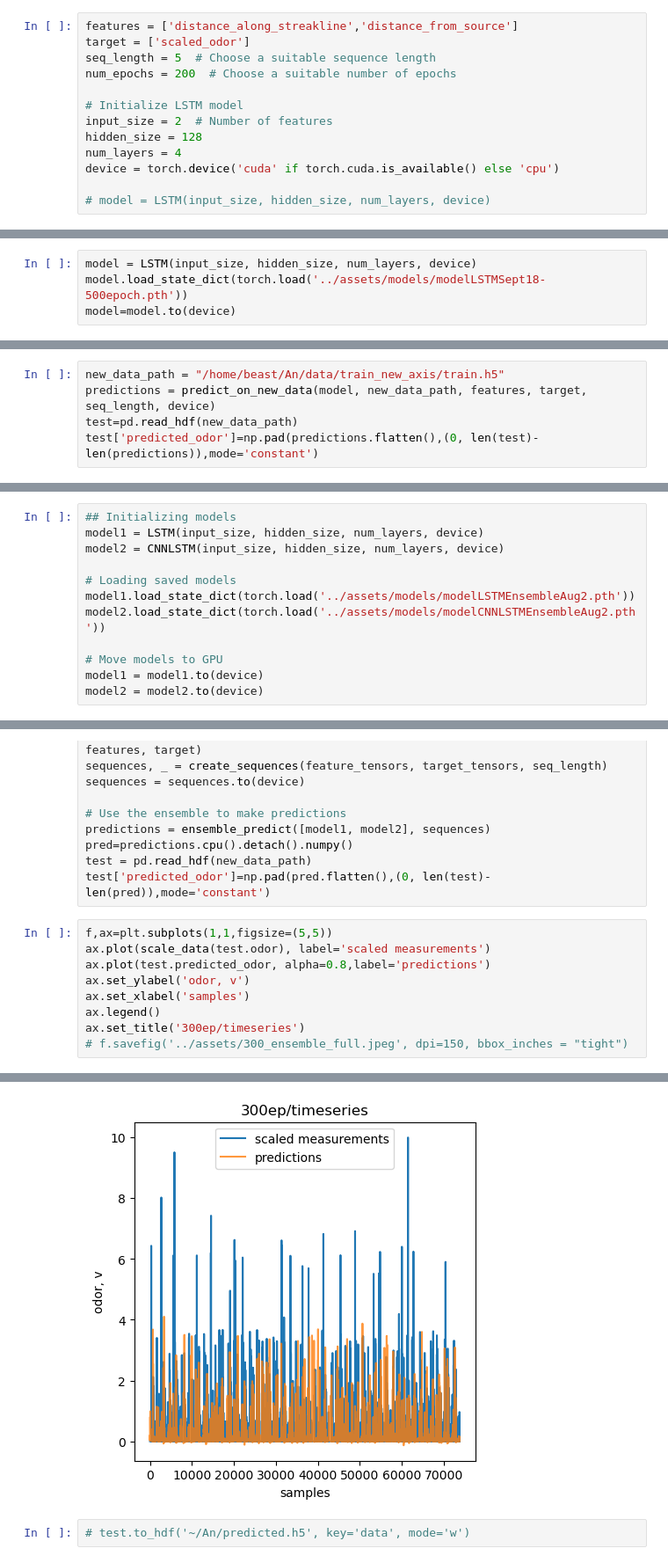
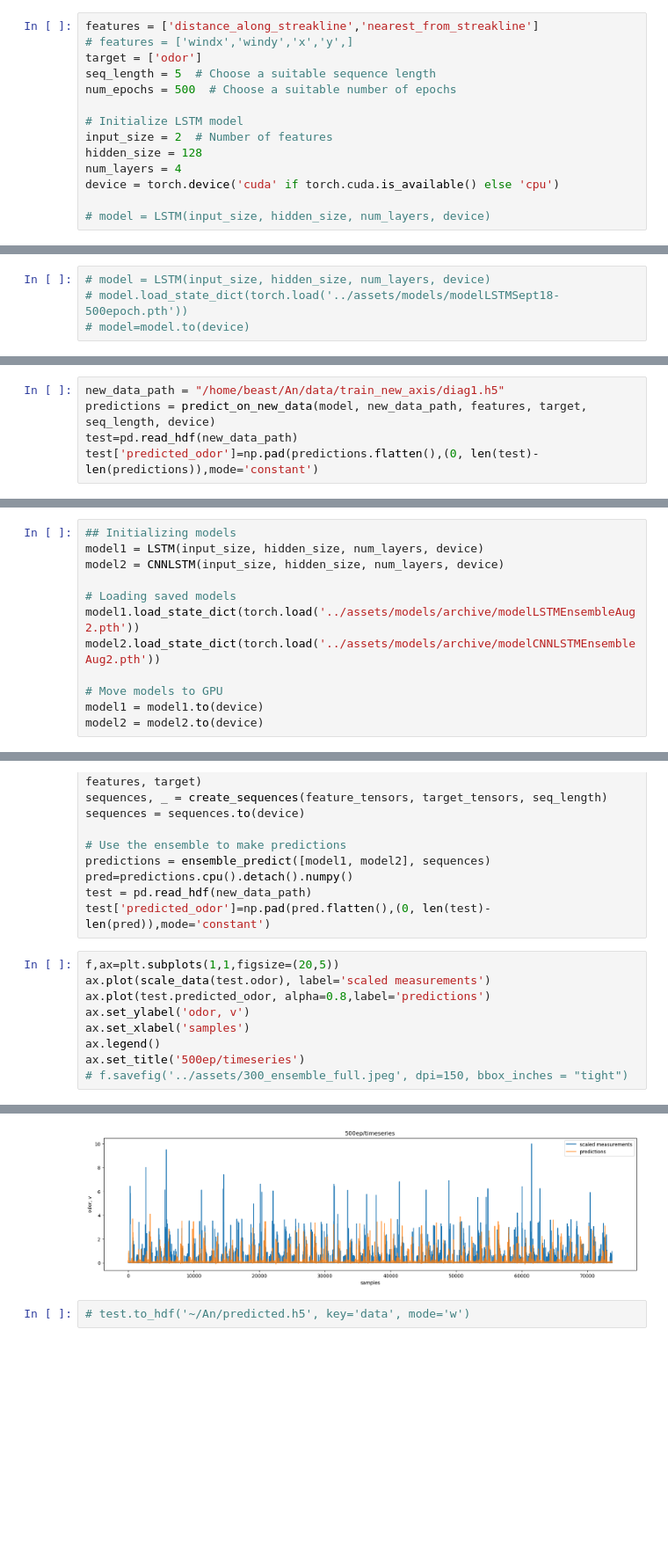
Before and after one commit to arunavanag591/COSMOS, a Jupyter notebook: train_time_series.ipynb, the cells around one changed output, grey strips where cells are left out. Shown at 88% size. Cells and saved outputs as stored; diff of their text form; blank space fills up the shorter version.

```diff
--- a/train_time_series.ipynb
+++ b/train_time_series.ipynb
@@ -216,10 +216,11 @@ def predict_on_new_data(model, new_data_path, features, target, seq_length, devi
 # %% [markdown]
 ### Initialization of the model parameters
 # %%
-features = ['distance_along_streakline','distance_from_source']
-target = ['scaled_odor']
+features = ['distance_along_streakline','nearest_from_streakline']
+# features = ['windx','windy','x','y',]
+target = ['odor']
 seq_length = 5  # Choose a suitable sequence length
-num_epochs = 200  # Choose a suitable number of epochs
+num_epochs = 500  # Choose a suitable number of epochs
 
 # Initialize LSTM model
 input_size = 2  # Number of features
@@ -308,6 +309,6 @@ Epoch [200/200], Loss: 0.35870882868766785
 # %% [markdown]
 ### Prediction using one model
 # %%
-model = LSTM(input_size, hidden_size, num_layers, device)
-model.load_state_dict(torch.load('../assets/models/modelLSTMSept18-500epoch.pth'))
-model=model.to(device)
+# model = LSTM(input_size, hidden_size, num_layers, device)
+# model.load_state_dict(torch.load('../assets/models/modelLSTMSept18-500epoch.pth'))
+# model=model.to(device)
@@ -314,5 +334,5 @@ model=model.to(device)
 # %%
-new_data_path = "/home/beast/An/data/train_new_axis/train.h5"
+new_data_path = "/home/beast/An/data/train_new_axis/diag1.h5"
 predictions = predict_on_new_data(model, new_data_path, features, target, seq_length, device)
 test=pd.read_hdf(new_data_path)
 test['predicted_odor']=np.pad(predictions.flatten(),(0, len(test)-len(predictions)),mode='constant')
@@ -355,8 +396,8 @@ model1 = LSTM(input_size, hidden_size, num_layers, device)
 model2 = CNNLSTM(input_size, hidden_size, num_layers, device)
 
 # Loading saved models
-model1.load_state_dict(torch.load('../assets/models/modelLSTMEnsembleAug2.pth'))
-model2.load_state_dict(torch.load('../assets/models/modelCNNLSTMEnsembleAug2.pth'))
+model1.load_state_dict(torch.load('../assets/models/archive/modelLSTMEnsembleAug2.pth'))
+model2.load_state_dict(torch.load('../assets/models/archive/modelCNNLSTMEnsembleAug2.pth'))
 
 # Move models to GPU
 model1 = model1.to(device)
@@ -379,12 +420,12 @@ pred=predictions.cpu().detach().numpy()
 test = pd.read_hdf(new_data_path)
 test['predicted_odor']=np.pad(pred.flatten(),(0, len(test)-len(pred)),mode='constant')
 # %%
-f,ax=plt.subplots(1,1,figsize=(5,5))
+f,ax=plt.subplots(1,1,figsize=(20,5))
 ax.plot(scale_data(test.odor), label='scaled measurements')
 ax.plot(test.predicted_odor, alpha=0.8,label='predictions')
 ax.set_ylabel('odor, v')
 ax.set_xlabel('samples')
 ax.legend()
-ax.set_title('300ep/timeseries')
+ax.set_title('500ep/timeseries')
 # f.savefig('../assets/300_ensemble_full.jpeg', dpi=150, bbox_inches = "tight")
 # %% [output]
@@ -392,4 +433,4 @@ Text(0.5, 1.0, '300ep/timeseries')
-[figure, old version]
+[figure, new version]
 # %%
 # test.to_hdf('~/An/predicted.h5', key='data', mode='w')
 # %% [markdown]
```
Also changed, not shown: parts of 11 cells of this notebook, 4 other files.
